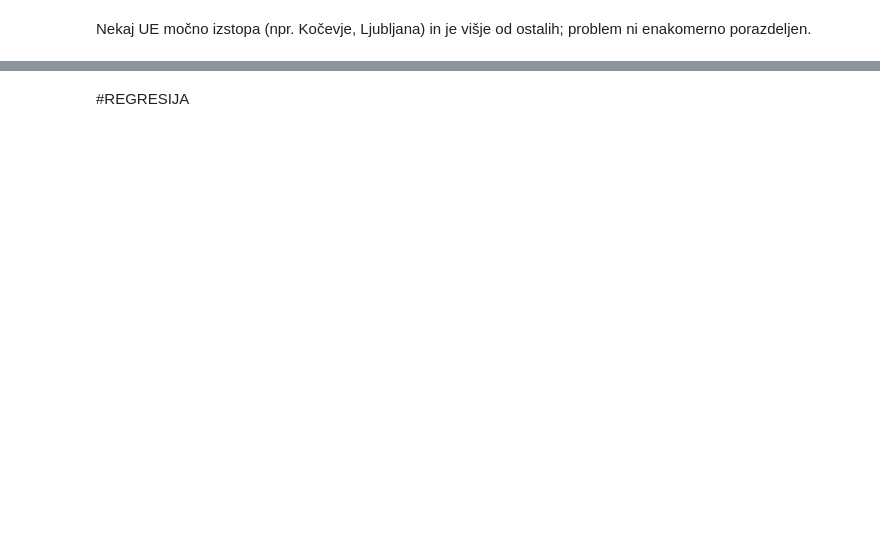
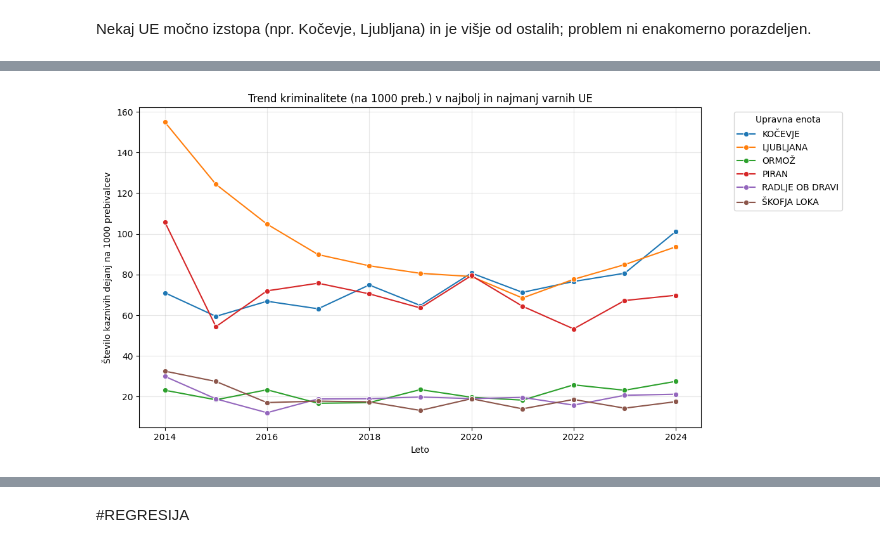
Before and after one commit to matijag13/kriminaliteta, a Jupyter notebook: ISSU_Projekt_Gusel.ipynb, the cells around one changed output, grey strips where cells are left out. Saved outputs shown, nothing was run; the diff lists cells and outputs as text; code cells hidden in the pictures; blank space fills up the shorter version.

```diff
--- a/ISSU_Projekt_Gusel.ipynb
+++ b/ISSU_Projekt_Gusel.ipynb
@@ -1041,0 +683,28 @@ weighted avg       0.75      0.72      0.72        58
+# %%
+# --- VIZUALIZACIJA ---
+
+# 1. Izračunamo povprečno ogroženost za vsako UE skozi vsa leta
+povprecje_kriminalitete = df_master.groupby('Upravna_enota')['kriminaliteta_na_1000_preb'].mean().sort_values()
+
+# 2. Izberemo ekstremne vrednosti: 3 najbolj varne in 3 najbolj nevarne UE
+# (To naredi graf pregleden in 'pomenski', kot zahtevajo navodila)
+najbolj_varne = povprecje_kriminalitete.head(3).index.tolist()
+najbolj_nevarne = povprecje_kriminalitete.tail(3).index.tolist()
+izbrane_ue = najbolj_varne + najbolj_nevarne
+
+# 3. Filtriramo glavni dataset, da obdržimo samo te UE
+df_plot = df_master[df_master['Upravna_enota'].isin(izbrane_ue)]
+
+# 4. Izris grafa
+plt.figure(figsize=(12, 6))
+sns.lineplot(data=df_plot, x='leto', y='kriminaliteta_na_1000_preb', hue='Upravna_enota', marker='o')
+
+plt.title('Trend kriminalitete (na 1000 preb.) v najbolj in najmanj varnih UE')
+plt.ylabel('Število kaznivih dejanj na 1000 prebivalcev')
+plt.xlabel('Leto')
+plt.legend(title='Upravna enota', bbox_to_anchor=(1.05, 1), loc='upper left')
+plt.grid(True, alpha=0.3)
+plt.tight_layout()
+plt.show()
+# %% [output]
+[figure, added]
```
Also changed, not shown: parts of 62 cells of this notebook.
